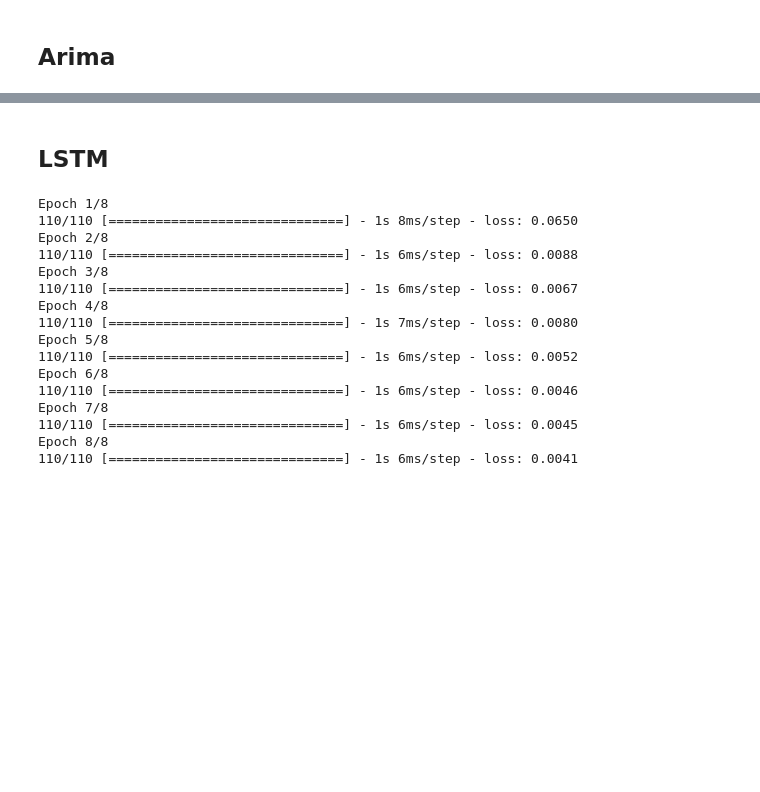
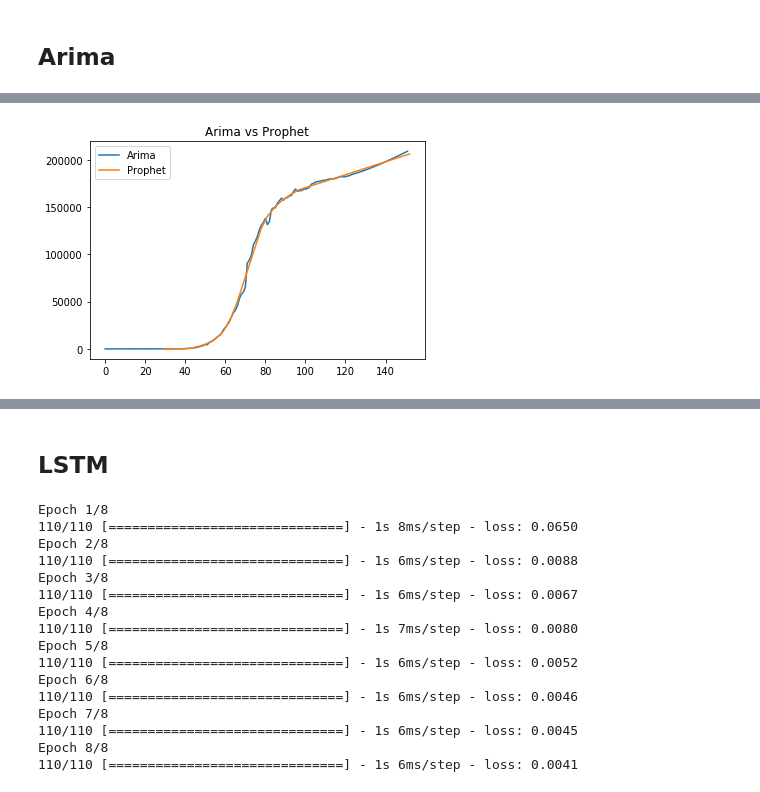
Before and after one commit to klchai/dashboard_coronavirus, a Jupyter notebook: server/prophet.ipynb, the cells around one changed output, grey strips where cells are left out. Saved outputs shown, nothing was run; the diff lists cells and outputs as text; code cells hidden in the pictures; blank space fills up the shorter version.

```diff
--- a/server/prophet.ipynb
+++ b/server/prophet.ipynb
@@ -78,5 +138,5 @@ arima_data.columns = ['count','confirmed_date']
 # %%
-model = ARIMA(arima_data['count'].values, order=(1, 2, 1))
+model = ARIMA(arima_data['count'].values, order=(2, 2, 1))
 fit_model = model.fit(trend='c', full_output=True, disp=True)
 #fit_model.summary()
 # %%
@@ -107,0 +167,9 @@ res = res.to_json(orient='records')
+# %%
+plt.plot(res["Confirmed"],label="Arima")
+#plt.plot(pred_cnfrm["Confirmed"],label="Real")
+plt.plot(predict["Confirm"],label="Prophet")
+plt.legend()
+plt.title("Arima vs Prophet")
+plt.show()
+# %% [output]
+[figure, added]
```
Also changed, not shown: parts of 17 cells of this notebook.
